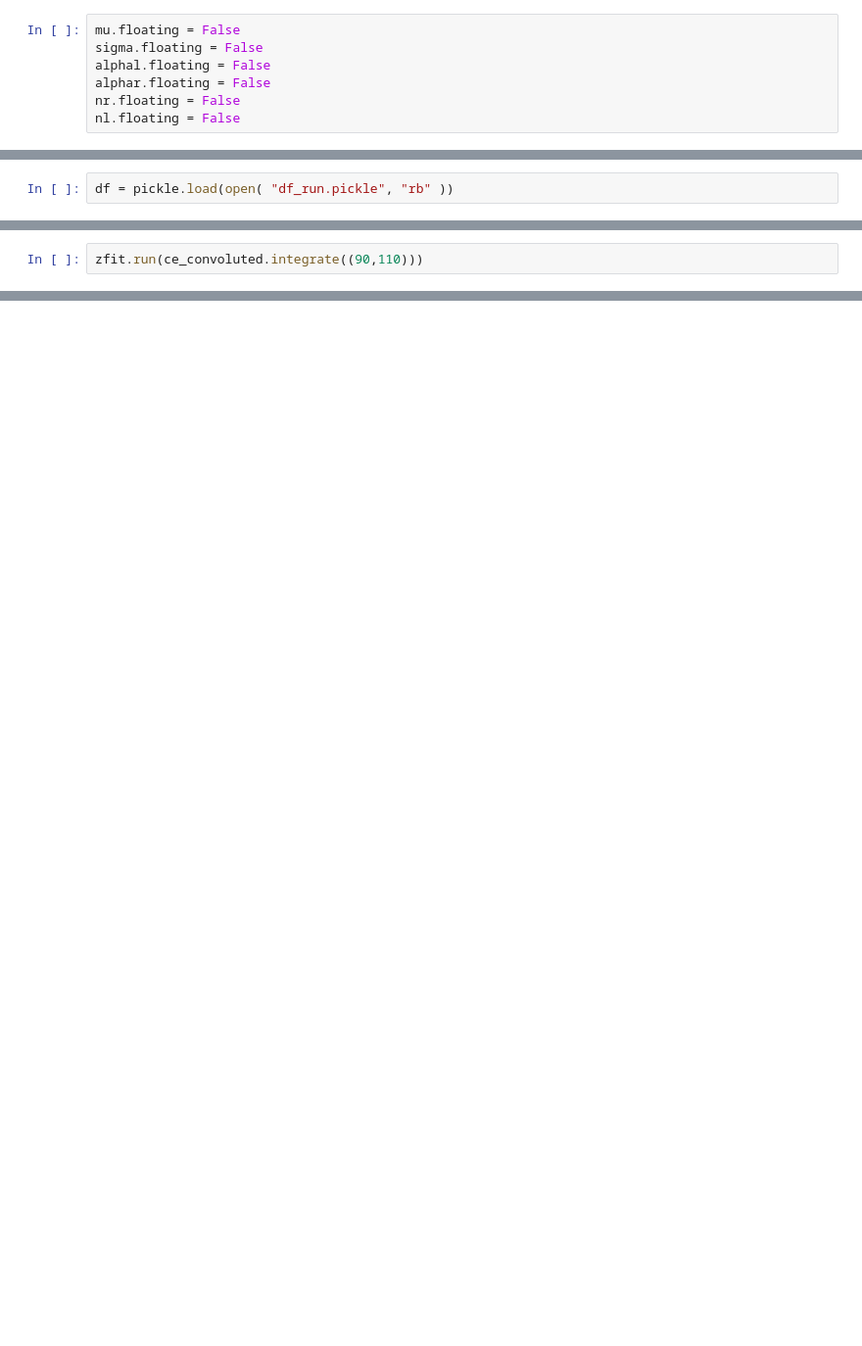
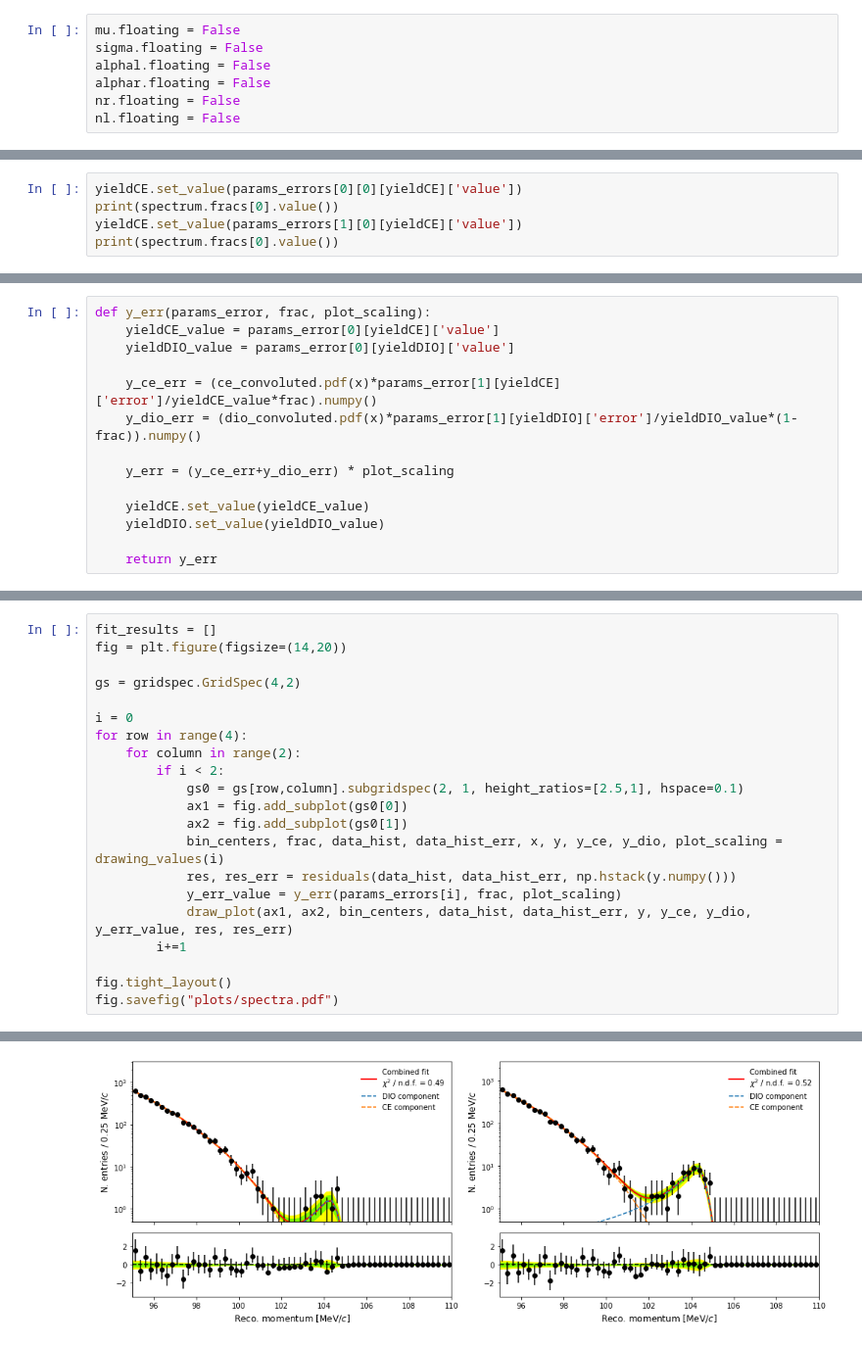
Before and after one commit to soleti/mdc2018, a Jupyter notebook: zfit.ipynb, the cells around one changed output, grey strips where cells are left out. Shown at 98% size. Drawn from its saved outputs; the diff is of its cells as text; blank space fills up the shorter version.

```diff
--- a/zfit.ipynb
+++ b/zfit.ipynb
@@ -162,2 +290,0 @@ plt.legend()
-# %%
-df = pickle.load(open( "df_run.pickle", "rb" ))
@@ -217,2 +290,0 @@ W0305 11:17:46.613054 4683828672 def_function.py:586] 5 out of the last 5 calls
-# %%
-zfit.run(ce_convoluted.integrate((90,110)))
@@ -220,0 +363,5 @@ zfit.run(ce_convoluted.integrate((90,110)))
+# %%
+yieldCE.set_value(params_errors[0][0][yieldCE]['value'])
+print(spectrum.fracs[0].value())
+yieldCE.set_value(params_errors[1][0][yieldCE]['value'])
+print(spectrum.fracs[0].value())
@@ -220,0 +418,14 @@ zfit.run(ce_convoluted.integrate((90,110)))
+# %%
+def y_err(params_error, frac, plot_scaling):
+    yieldCE_value = params_error[0][yieldCE]['value']
+    yieldDIO_value = params_error[0][yieldDIO]['value']
+
+    y_ce_err = (ce_convoluted.pdf(x)*params_error[1][yieldCE]['error']/yieldCE_value*frac).numpy()
+    y_dio_err = (dio_convoluted.pdf(x)*params_error[1][yieldDIO]['error']/yieldDIO_value*(1-frac)).numpy()
+
+    y_err = (y_ce_err+y_dio_err) * plot_scaling
+
+    yieldCE.set_value(yieldCE_value)
+    yieldDIO.set_value(yieldDIO_value)
+
+    return y_err
@@ -220,0 +464,22 @@ zfit.run(ce_convoluted.integrate((90,110)))
+# %%
+fit_results = []
+fig = plt.figure(figsize=(14,20))
+
+gs = gridspec.GridSpec(4,2)
+
+i = 0
+for row in range(4):
+    for column in range(2):
+        if i < 2:
+            gs0 = gs[row,column].subgridspec(2, 1, height_ratios=[2.5,1], hspace=0.1)
+            ax1 = fig.add_subplot(gs0[0])
+            ax2 = fig.add_subplot(gs0[1])
+            bin_centers, frac, data_hist, data_hist_err, x, y, y_ce, y_dio, plot_scaling = drawing_values(i)
+            res, res_err = residuals(data_hist, data_hist_err, np.hstack(y.numpy()))
+            y_err_value = y_err(params_errors[i], frac, plot_scaling)
+            draw_plot(ax1, ax2, bin_centers, data_hist, data_hist_err, y, y_ce, y_dio, y_err_value, res, res_err)
+        i+=1
+
+fig.tight_layout()
+fig.savefig("plots/spectra.pdf")
+# %% [output]
@@ -220,0 +491 @@ zfit.run(ce_convoluted.integrate((90,110)))
+[figure, added]
```
Also changed, not shown: parts of 34 cells of this notebook, 39 other files.
